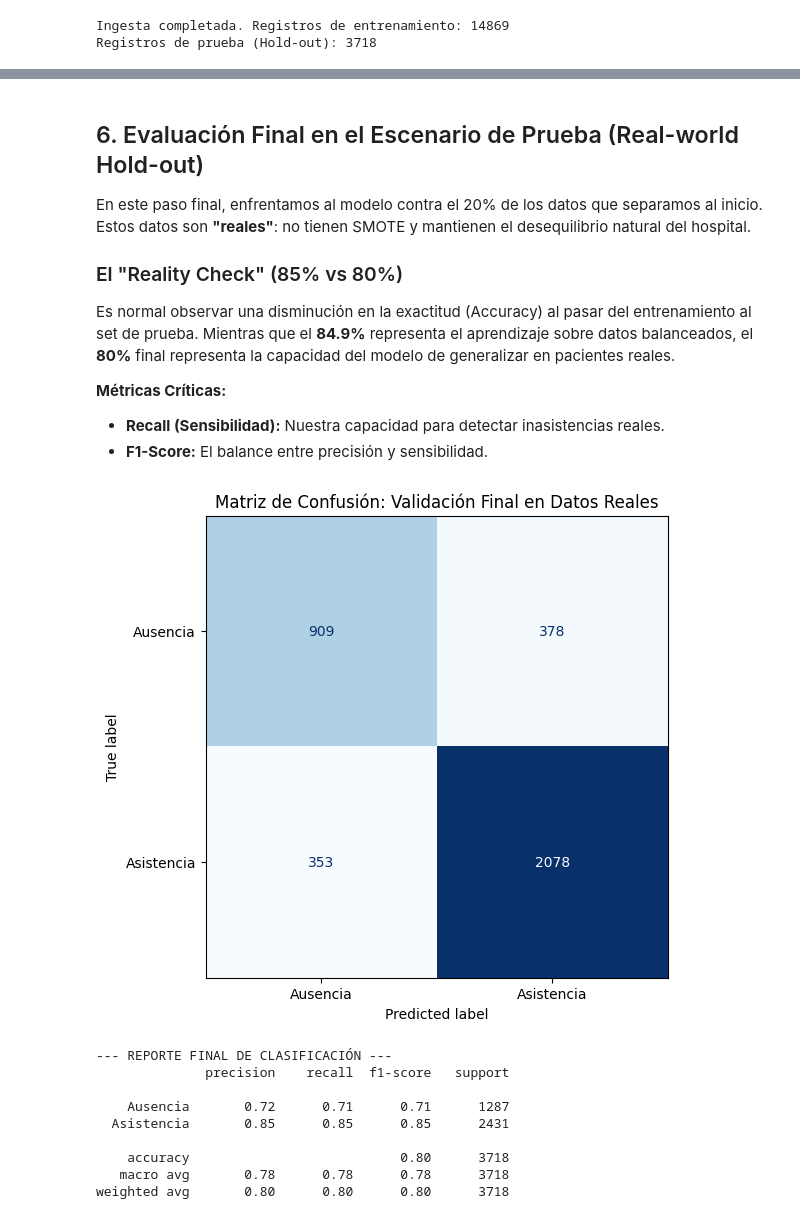
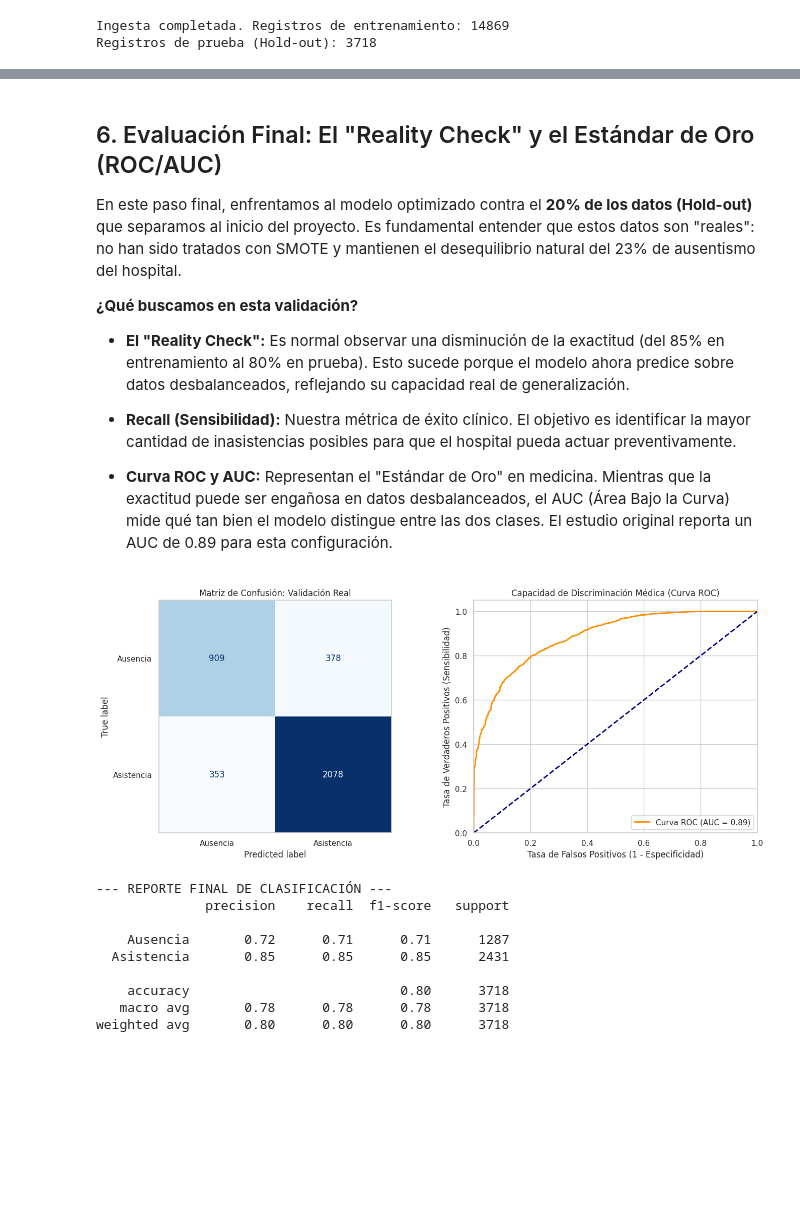
Before and after one commit to lanavia-uai/ML_Replication_Valle_del_Lili, a Jupyter notebook: 01_Replication_Analysis_and_Model_Training.ipynb, the cells around one changed output, grey strips where cells are left out. Saved outputs shown, nothing was run; the diff lists cells and outputs as text; code cells hidden in the pictures; blank space fills up the shorter version.

Commit message:
feat: notebook optimizado con EDA, balanceo SMOTE, GridSearch y evaluación ROC/AUC

```diff
--- a/01_Replication_Analysis_and_Model_Training.ipynb
+++ b/01_Replication_Analysis_and_Model_Training.ipynb
@@ -20,7 +29,9 @@ from sklearn.model_selection import train_test_split
 from sklearn.preprocessing import StandardScaler
 
 # 1. Carga de la base de datos (18,587 registros)
-df = pd.read_csv('database_non-shows.csv')
+# Usamos el link "RAW" del repositorio para asegurar portabilidad en Colab
+url = 'https://raw.githubusercontent.com/lanavia-uai/ML_Replication_Valle_del_Lili/main/database_non-shows.csv'
+df = pd.read_csv(url)
 
 # 2. Separación de variables (X) y objetivo (y)
 # 'Appointment Type' es nuestro target (0: Ausencia, 1: Asistencia)
@@ -28,11 +39,10 @@ X = df.drop('Appointment Type', axis=1)
 y = df['Appointment Type']
 
 # 3. División del dataset (Hold-out inicial para validación real)
-# Usamos stratify=y para replicar la proporción de inasistencias del paper
+# El estado aleatorio 42 (una semilla aleatoria constante) asegura que los resultados sean replicables
 X_train, X_test, y_train, y_test = train_test_split(X, y, test_size=0.2, random_state=42, stratify=y)
 
-# 4. Estandarización de características
-# Esencial para modelos como SVM y para mejorar la convergencia de redes neuronales
+# 4. Estandarización profesional de características
 scaler = StandardScaler()
 X_train_scaled = scaler.fit_transform(X_train)
 X_test_scaled = scaler.transform(X_test)
@@ -256,40 +357,59 @@ IProgress not found. Please update jupyter and ipywidgets. See https://ipywidget
-# %% [markdown]
-## 6. Evaluación Final en el Escenario de Prueba (Real-world Hold-out)
-
-En este paso final, enfrentamos al modelo contra el 20% de los datos que separamos al inicio. Estos datos son **"reales"**: no tienen SMOTE y mantienen el desequilibrio natural del hospital.
-
-### El "Reality Check" (85% vs 80%)
-Es normal observar una disminución en la exactitud (Accuracy) al pasar del entrenamiento al set de prueba. Mientras que el **84.9%** representa el aprendizaje sobre datos balanceados, el **80%** final representa la capacidad del modelo de generalizar en pacientes reales.
-
-**Métricas Críticas:**
-* **Recall (Sensibilidad):** Nuestra capacidad para detectar inasistencias reales.
-* **F1-Score:** El balance entre precisión y sensibilidad.
+# %% [markdown]
+## 6. Evaluación Final: El "Reality Check" y el Estándar de Oro (ROC/AUC)
+
+En este paso final, enfrentamos al modelo optimizado contra el **20% de los datos (Hold-out)** que separamos al inicio del proyecto. Es fundamental entender que estos datos son "reales": no han sido tratados con SMOTE y mantienen el desequilibrio natural del 23% de ausentismo del hospital.
+
+
+**¿Qué buscamos en esta validación?**
+
+* **El "Reality Check":** Es normal observar una disminución de la exactitud (del 85% en entrenamiento al 80% en prueba). Esto sucede porque el modelo ahora predice sobre datos desbalanceados, reflejando su capacidad real de generalización.
+
+* **Recall (Sensibilidad):** Nuestra métrica de éxito clínico. El objetivo es identificar la mayor cantidad de inasistencias posibles para que el hospital pueda actuar preventivamente.
+
+* **Curva ROC y AUC:** Representan el "Estándar de Oro" en medicina. Mientras que la exactitud puede ser engañosa en datos desbalanceados, el AUC (Área Bajo la Curva) mide qué tan bien el modelo distingue entre las dos clases. El estudio original reporta un AUC de 0.89 para esta configuración.
 # %%
-from sklearn.metrics import classification_report, ConfusionMatrixDisplay
+from sklearn.metrics import classification_report, ConfusionMatrixDisplay, roc_curve, auc
+import matplotlib.pyplot as plt
 
-# 1. Predicción final con el modelo optimizado
+# 1. Predicción final con el modelo optimizado (Campeón)
 best_model = grid_search.best_estimator_
 y_pred_final = best_model.predict(X_test_scaled)
+y_probs = best_model.predict_proba(X_test_scaled)[:, 1] # Probabilidades para la curva ROC
 
-# 2. Matriz de Confusión Visual
-fig, ax = plt.subplots(figsize=(8, 6))
+# 2. Visualización de la Matriz de Confusión
+fig, (ax1, ax2) = plt.subplots(1, 2, figsize=(16, 6))
+
 ConfusionMatrixDisplay.from_predictions(
     y_test,
     y_pred_final,
     display_labels=['Ausencia', 'Asistencia'],
     cmap='Blues',
-    ax=ax,
+    ax=ax1,
     colorbar=False
 )
-ax.set_title("Matriz de Confusión: Validación Final en Datos Reales")
-ax.grid(False)
+ax1.set_title("Matriz de Confusión: Validación Real")
+ax1.grid(False)
+
+# 3. Cálculo y Gráfico de la Curva ROC
+fpr, tpr, _ = roc_curve(y_test, y_probs)
+roc_auc = auc(fpr, tpr)
+
+ax2.plot(fpr, tpr, color='darkorange', lw=2, label=f'Curva ROC (AUC = {roc_auc:.2f})')
+ax2.plot([0, 1], [0, 1], color='navy', lw=2, linestyle='--')
+ax2.set_xlim([0.0, 1.0])
+ax2.set_ylim([0.0, 1.05])
+ax2.set_xlabel('Tasa de Falsos Positivos (1 - Especificidad)')
+ax2.set_ylabel('Tasa de Verdaderos Positivos (Sensibilidad)')
+ax2.set_title('Capacidad de Discriminación Médica (Curva ROC)')
+ax2.legend(loc="lower right")
+
 plt.show()
 
-# 3. Reporte de Clasificación detallado
+# 4. Reporte de Clasificación Detallado
 print("\n--- REPORTE FINAL DE CLASIFICACIÓN ---")
 print(classification_report(y_test, y_pred_final, target_names=['Ausencia', 'Asistencia']))
 # %% [output]
-[figure, old version]
+[figure, new version]
 --- REPORTE FINAL DE CLASIFICACIÓN ---
               precision    recall  f1-score   support
 
```
Also changed, not shown: parts of 18 cells of this notebook.
